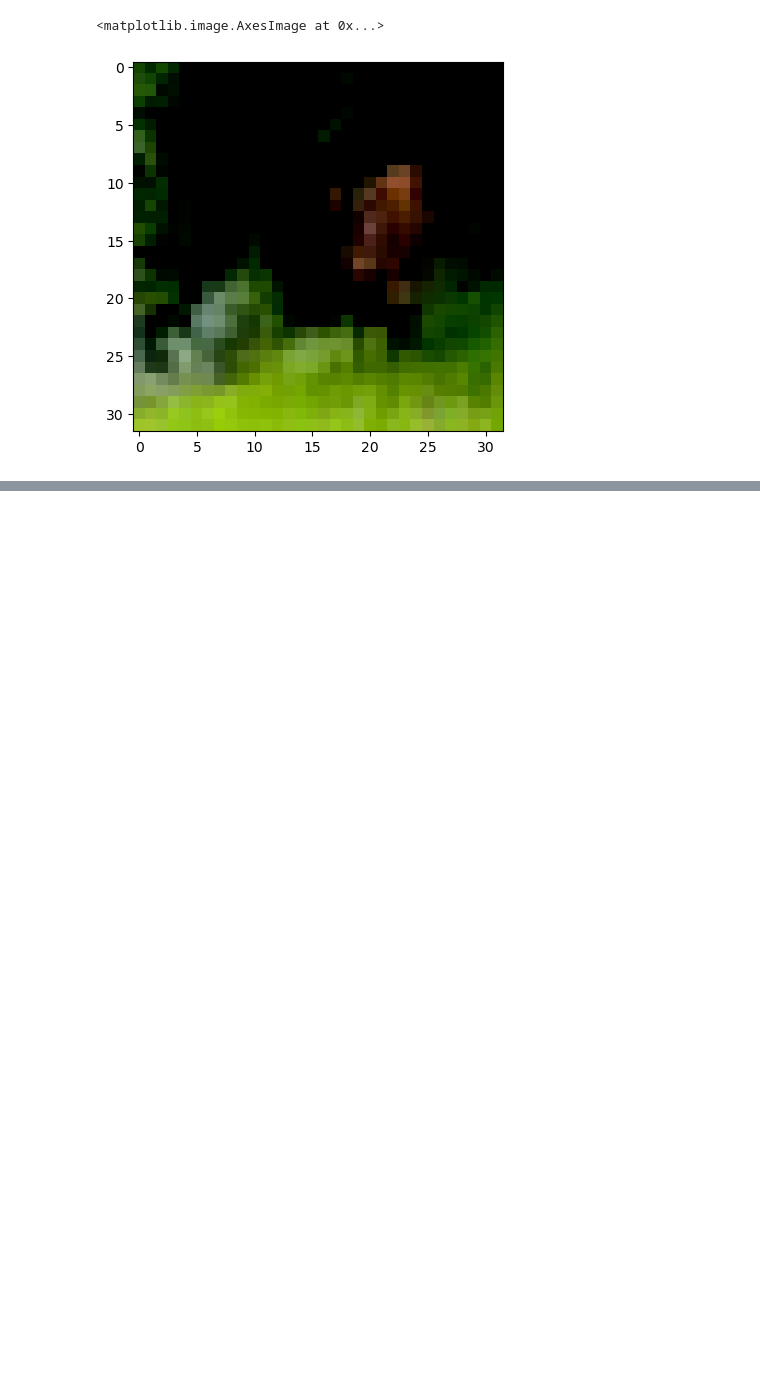
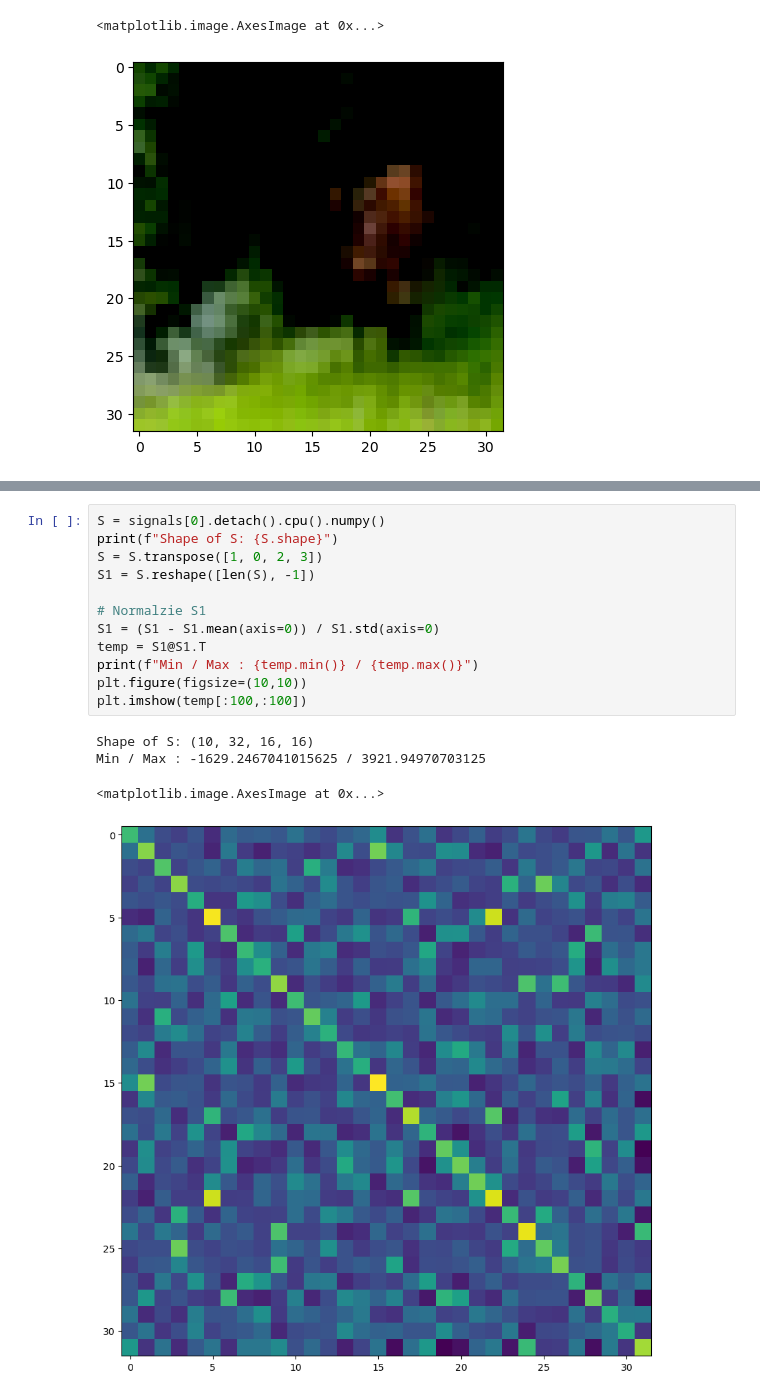
Before and after one commit to IandRover/SIGMA, a Jupyter notebook: main-C10-SIGMA Blr1-Flip Mmt.ipynb, the cells around one changed output, grey strips where cells are left out. Cells and saved outputs as stored; diff of their text form; blank space fills up the shorter version.

```diff
--- a/main-C10-SIGMA Blr1-Flip Mmt.ipynb
+++ b/main-C10-SIGMA Blr1-Flip Mmt.ipynb
@@ -276,0 +312,17 @@ tensor([2, 8, 4, 8, 0, 8, 1, 5, 4, 8, 0, 2, 5, 0, 4, 9, 0, 5, 1, 7, 7, 7, 0, 8,
+# %%
+S = signals[0].detach().cpu().numpy()
+print(f"Shape of S: {S.shape}")
+S = S.transpose([1, 0, 2, 3])
+S1 = S.reshape([len(S), -1])
+
+# Normalzie S1
+S1 = (S1 - S1.mean(axis=0)) / S1.std(axis=0)
+temp = S1@S1.T
+print(f"Min / Max : {temp.min()} / {temp.max()}")
+plt.figure(figsize=(10,10))
+plt.imshow(temp[:100,:100])
+# %% [output]
+Shape of S: (10, 32, 16, 16)
+Min / Max : -1629.2467041015625 / 3921.94970703125
+<matplotlib.image.AxesImage at 0x...>
+[figure, added]
```
Also changed, not shown: parts of 5 cells of this notebook, 2 other files.
